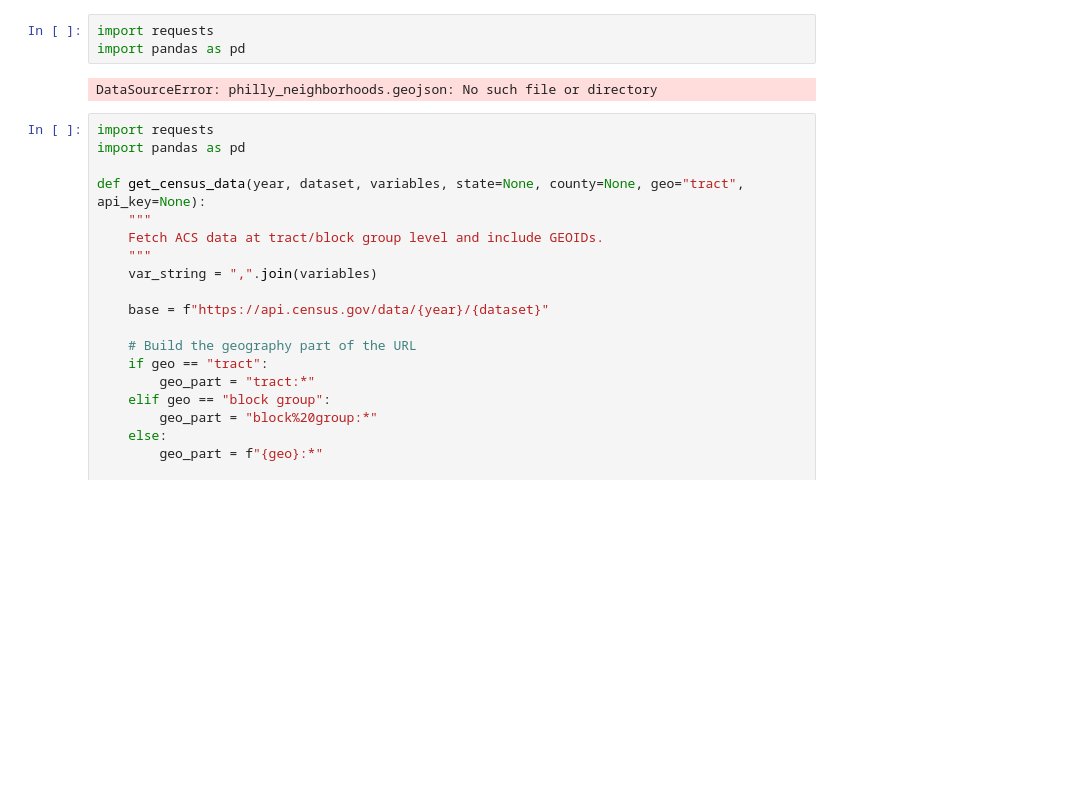
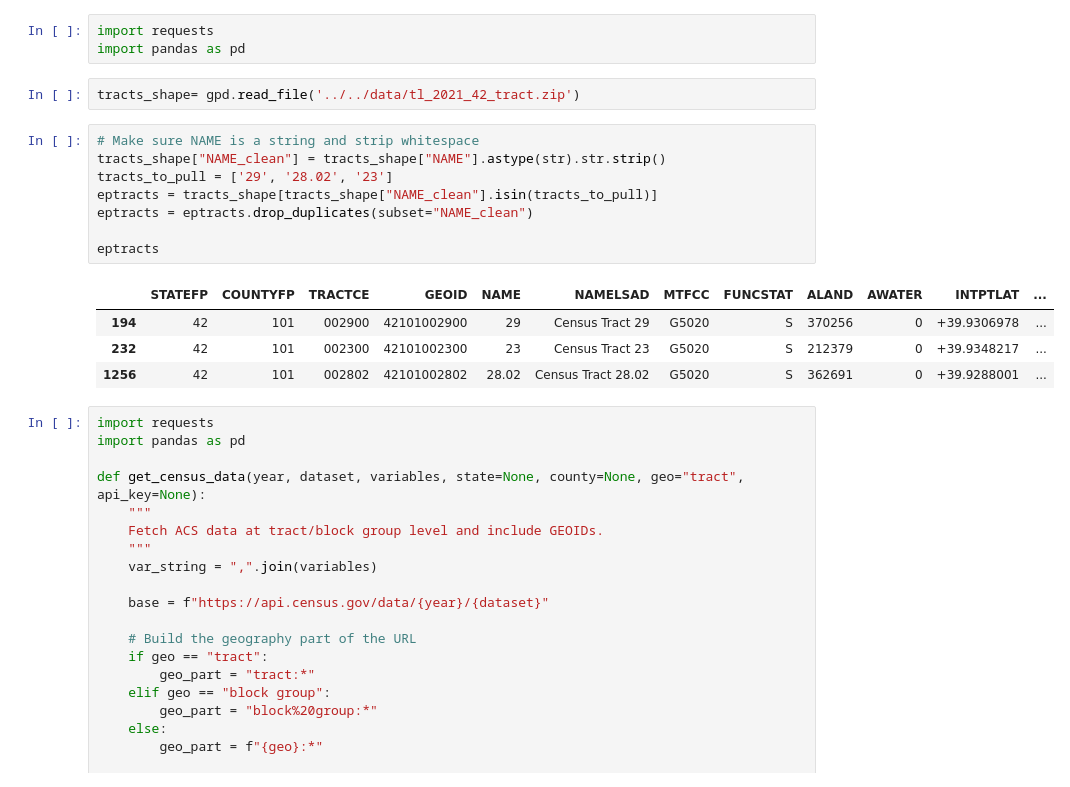
Before and after one commit to astauf03/musa5500-python-final, a Jupyter notebook: notebooks/census/census_variables.ipynb, the cells around one changed output. Saved outputs shown, nothing was run; the diff lists cells and outputs as text; blank space fills up the shorter version.

```diff
--- a/notebooks/census/census_variables.ipynb
+++ b/notebooks/census/census_variables.ipynb
@@ -2,8 +2,20 @@
 import requests
 import pandas as pd
 # %%
+tracts_shape= gpd.read_file('../../data/tl_2021_42_tract.zip')
-# %% [output]
-DataSourceError: philly_neighborhoods.geojson: No such file or directory
+# %%
+# Make sure NAME is a string and strip whitespace
+tracts_shape["NAME_clean"] = tracts_shape["NAME"].astype(str).str.strip()
+tracts_to_pull = ['29', '28.02', '23']
+eptracts = tracts_shape[tracts_shape["NAME_clean"].isin(tracts_to_pull)]
+eptracts = eptracts.drop_duplicates(subset="NAME_clean")
+
+eptracts
+# %% [output]
+|  | STATEFP | COUNTYFP | TRACTCE | GEOID | NAME | NAMELSAD | MTFCC | FUNCSTAT | ALAND | AWATER | INTPTLAT | ... |
+| 194 | 42 | 101 | 002900 | 42101002900 | 29 | Census Tract 29 | G5020 | S | 370256 | 0 | +39.9306978 | ... |
+| 232 | 42 | 101 | 002300 | 42101002300 | 23 | Census Tract 23 | G5020 | S | 212379 | 0 | +39.9348217 | ... |
+| 1256 | 42 | 101 | 002802 | 42101002802 | 28.02 | Census Tract 28.02 | G5020 | S | 362691 | 0 | +39.9288001 | ... |
 # %%
 import requests
 import pandas as pd
```
Also changed, not shown: parts of 8 cells of this notebook, 1 other file.
